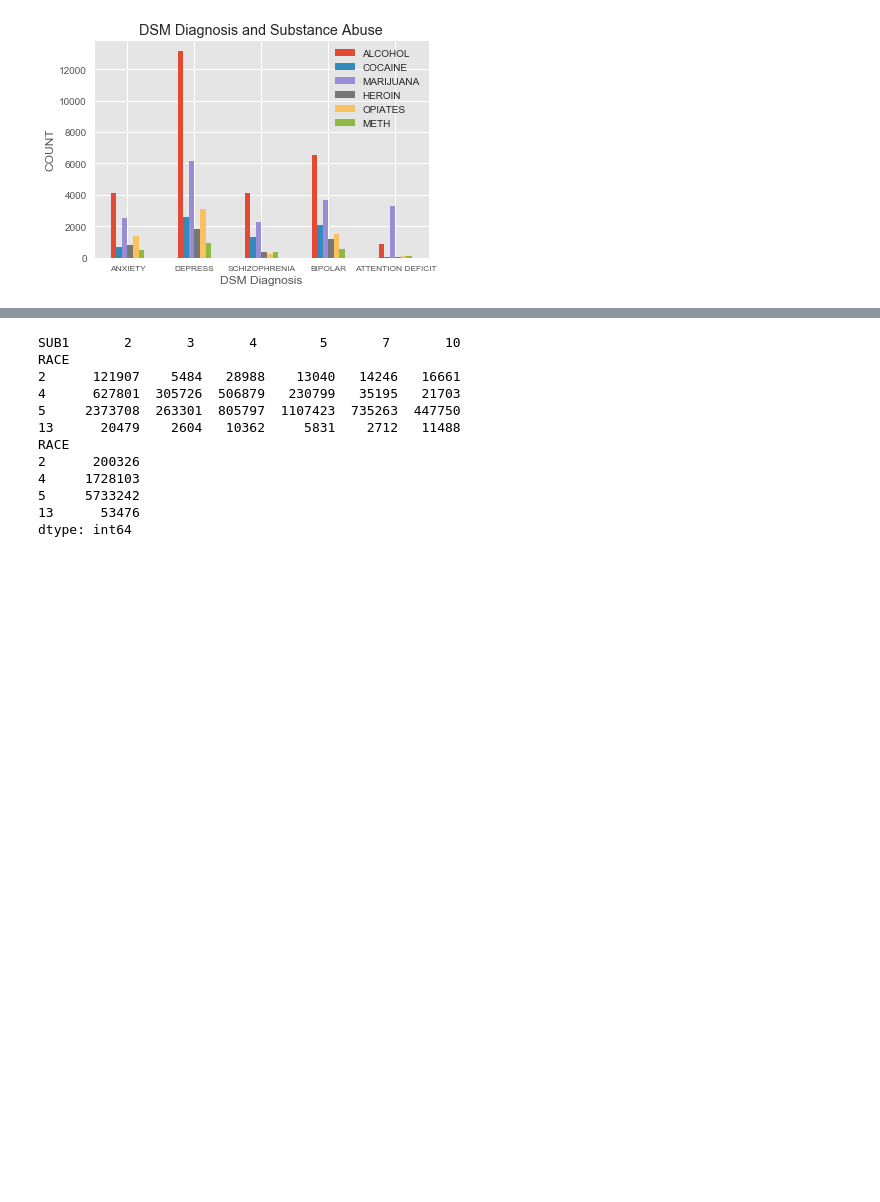
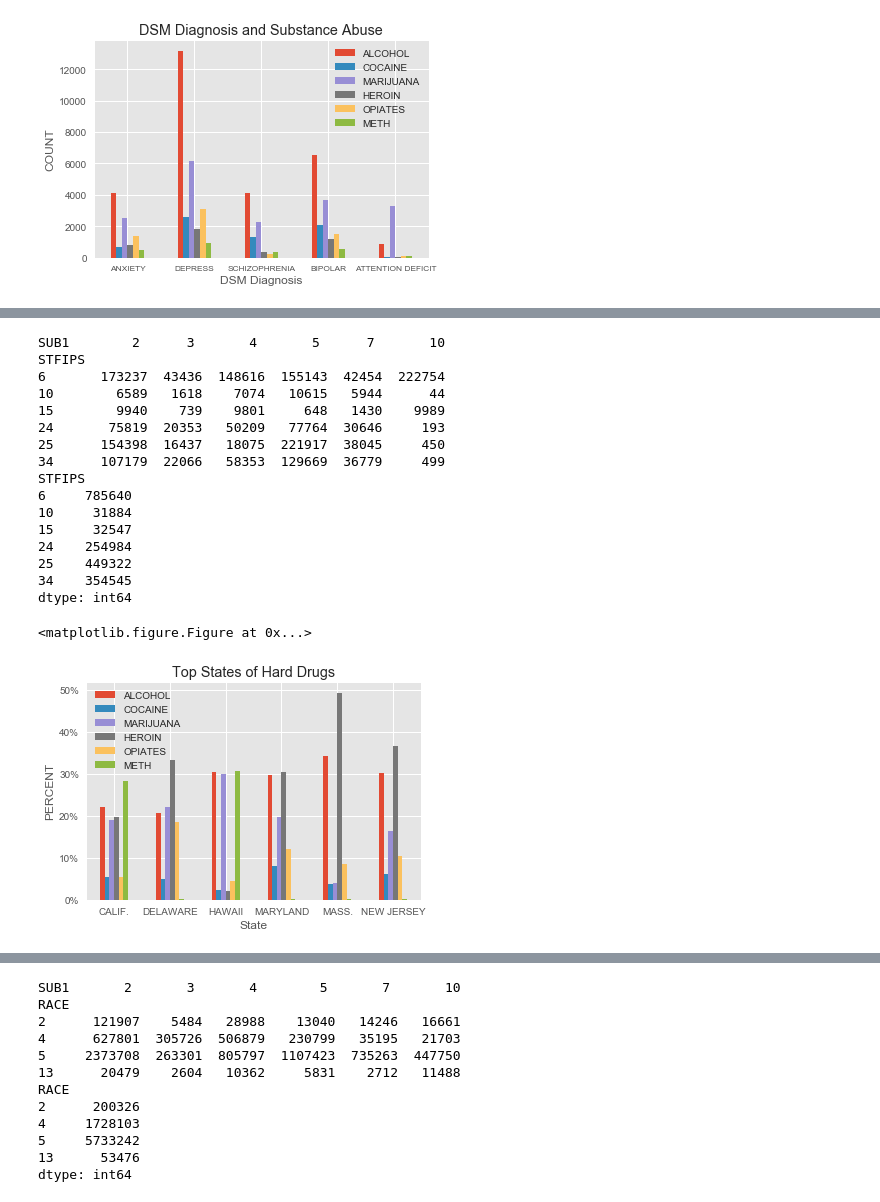
Before and after one commit to rve/DM-Lab, a Jupyter notebook: week4/week4_analysis.ipynb, the cells around one changed output, grey strips where cells are left out. Drawn from its saved outputs; the diff is of its cells as text; code cells hidden in the pictures; blank space fills up the shorter version.

```diff
--- a/week4/week4_analysis.ipynb
+++ b/week4/week4_analysis.ipynb
@@ -97 +121,55 @@ plt.show()
+# %%
+#top state of drugs part2(percentage)
+df6 = df5
+print df6
+df7 = df6.sum(axis=1)
+print df7
+df8 = df6
+for i in [2,5,4,10,7,3]:
+    df8[i] = df6[i] / df7
+
+from matplotlib.ticker import FuncFormatter
+
+plt.figure()
+
+
+ax = df8.plot(kind='bar')
+ax.legend(bbox_to_anchor=(1.2, 1.2))
+
+#df6.groupby(['YEAR']).plot.bar(x='SUB1', y='count')
+#df6.groupby(['YEAR','SUB1'])['SUB1'].sum().plot.bar()
+
+ax = plt.gca() # grab the current axis
+ax.set(xlabel="State", ylabel="PERCENT")
+#ax.set_xticks([2,4,6]) # choose which x locations to have ticks
+#ax.set_xticklabels(["ANXIETY","DEPRESS","SCHIZOPHRENIA","BIPOLAR","ATTENTION DEFICIT"])
+ax.set_xticklabels(["CALIF.","DELAWARE","HAWAII","MARYLAND", "MASS.", "NEW JERSEY"])
+ax.yaxis.set_major_formatter(FuncFormatter(lambda y, _: '{:.0%}'.format(y)))
+
+#df6.plot(kind='bar')
+#pd.crosstab(df5['YEAR'],df5['SUB1']).plot.bar()
+plt.title('Top States of Hard Drugs')
+#plt.xticks(fontsize='small')
+plt.xticks(rotation='horizontal')
+plt.legend(['ALCOHOL', 'COCAINE', 'MARIJUANA', 'HEROIN', 'OPIATES','METH'])
+plt.show()
+# %% [output]
+SUB1        2      3       4       5      7       10
+STFIPS
+6       173237  43436  148616  155143  42454  222754
+10        6589   1618    7074   10615   5944      44
+15        9940    739    9801     648   1430    9989
+24       75819  20353   50209   77764  30646     193
+25      154398  16437   18075  221917  38045     450
+34      107179  22066   58353  129669  36779     499
+STFIPS
+6     785640
+10     31884
+15     32547
+24    254984
+25    449322
+34    354545
+dtype: int64
+<matplotlib.figure.Figure at 0x...>
+[figure, added]
 # %%
```
Also changed, not shown: parts of 12 cells of this notebook.
